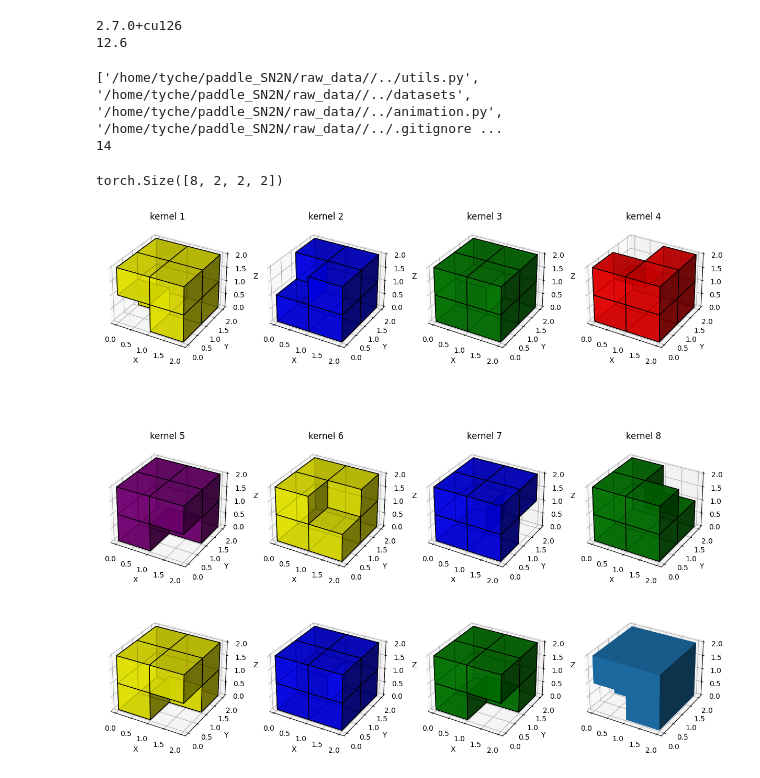
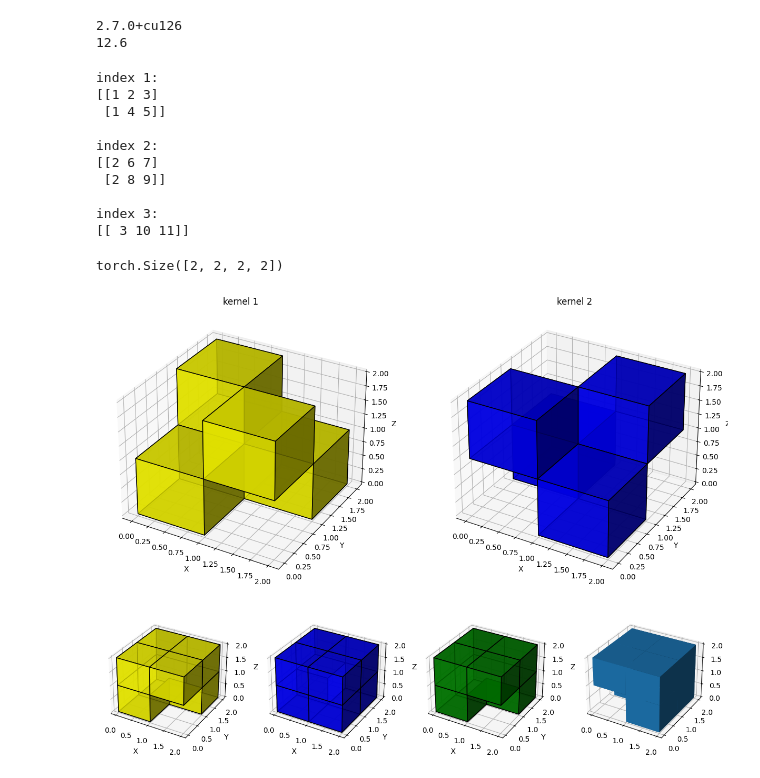
Before and after one commit to Fortuna233/paddle_SN2N, a Jupyter notebook: test.ipynb, the cells around one changed output. Saved outputs shown, nothing was run; the diff lists cells and outputs as text; code cells hidden in the pictures.

```diff
--- a/test.ipynb
+++ b/test.ipynb
@@ -34,13 +34,55 @@ print(torch.version.cuda)
 # %% [output]
 2.7.0+cu126
 12.6
-# %%
-files, n_files = get_all_files(f"{rawData}/..")
-print(files, n_files)
-print(len(files))
-# %% [output]
-['/home/tyche/paddle_SN2N/raw_data//../utils.py', '/home/tyche/paddle_SN2N/raw_data//../datasets', '/home/tyche/paddle_SN2N/raw_data//../animation.py', '/home/tyche/paddle_SN2N/raw_data//../.gitignore ...
-14
+# %%
+def split_by_index(arr):
+    groups = {}
+    for row in arr:
+        key = row[0]
+        if key not in groups:
+            groups[key] = []
+        groups[key].append(row)
+
+    # 转换为NumPy数组
+    for key in groups:
+        groups[key] = np.array(groups[key])
+
+    return groups
+arr = np.array([
+    [1, 2, 3],
+    [1, 4, 5],
+    [2, 6, 7],
+    [2, 8, 9],
+    [3, 10, 11]
+])
+
+# 示例
+groups_dict = split_by_index(arr)
+for key, group in groups_dict.items():
+    print(f"index {key}:")
+    print(group)
+    print()
+
+def get_map_from_predictions():
+    # chunk_files = [os.path.join('./predictions', f) for f in os.listdir('./predictions') if f.endswith('.npz')]
+    chunk_files = [os.path.join('./datasets', f) for f in os.listdir('./datasets') if f.endswith('.npz')]
+    chunk_positions = [os.path.splitext(os.path.basename(f))[0].split("_") for f in chunk_files]
+    chunk_positions = np.array(chunk_positions, dtype=int)
+    groups = split_by_index(chunk_positions)
+
+
+    # for chunk_file, chunk_position in zip(chunk_files, chunk_positions):
+# %% [output]
+index 1:
+[[1 2 3]
+ [1 4 5]]
+
+index 2:
+[[2 6 7]
+ [2 8 9]]
+
+index 3:
+[[ 3 10 11]]
 # %%
 kernel = torch.tensor([[[[0, 1], [1, 1]], [[1, 1], [1, 1]]],
                        [[[1, 0], [1, 1]], [[1, 1], [1, 1]]],
@@ -50,25 +92,27 @@ kernel = torch.tensor([[[[0, 1], [1, 1]], [[1, 1], [1, 1]]],
                        [[[1, 1], [1, 1]], [[1, 0], [1, 1]]],
                        [[[1, 1], [1, 1]], [[1, 1], [0, 1]]],
                        [[[1, 1], [1, 1]], [[1, 1], [1, 0]]],])
+kernel = torch.tensor([[[[1, 0], [0, 1]], [[0, 1], [1, 0]]],
+                       [[[0, 1], [1, 0]], [[1, 0], [0, 1]]]]).float()
 kernel.shape
 # %% [output]
-torch.Size([8, 2, 2, 2])
+torch.Size([2, 2, 2, 2])
 # %%
 data = np.random.choice([0, 1], size=(5, 5, 5))
 colors = ['yellow', 'blue', 'green', 'red', 'purple']
 cmap = ListedColormap(colors)
-fig, axes = plt.subplots(2, 4, figsize=(15, 10), subplot_kw={'projection': '3d'})
+fig, axes = plt.subplots(1, 2, figsize=(15, 10), subplot_kw={'projection': '3d'})
 axes = axes.flatten()
 for i in range(min(8, kernel.shape[0])):  # 最多显示6个子图
     ax = axes[i]
     ax.voxels(kernel[i], facecolors=cmap(i%len(colors)), edgecolor='k', alpha=0.8)
     ax.set_title(f'kernel {i+1}')
     ax.set_xlabel('X')
     ax.set_ylabel('Y')
     ax.set_zlabel('Z')
 plt.show()
 # %% [output]
-[figure, old version]
+[figure, new version]
 # %%
 x = torch.randn(1, 1, 5, 5)  # 输入张量 [批次大小, 通道数, 高度, 宽度]
 
```
Also changed, not shown: parts of 1 cell of this notebook, 2 other files.
